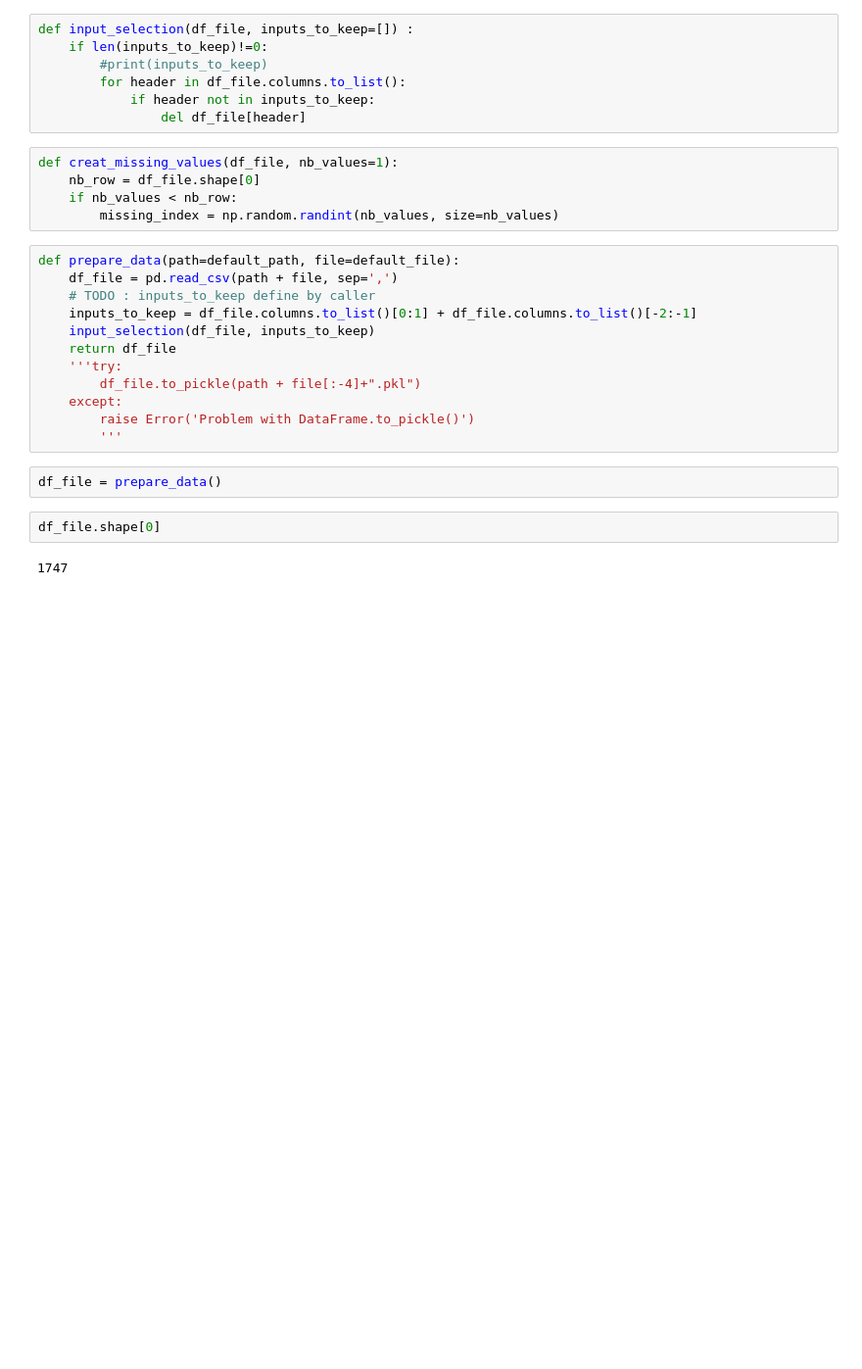
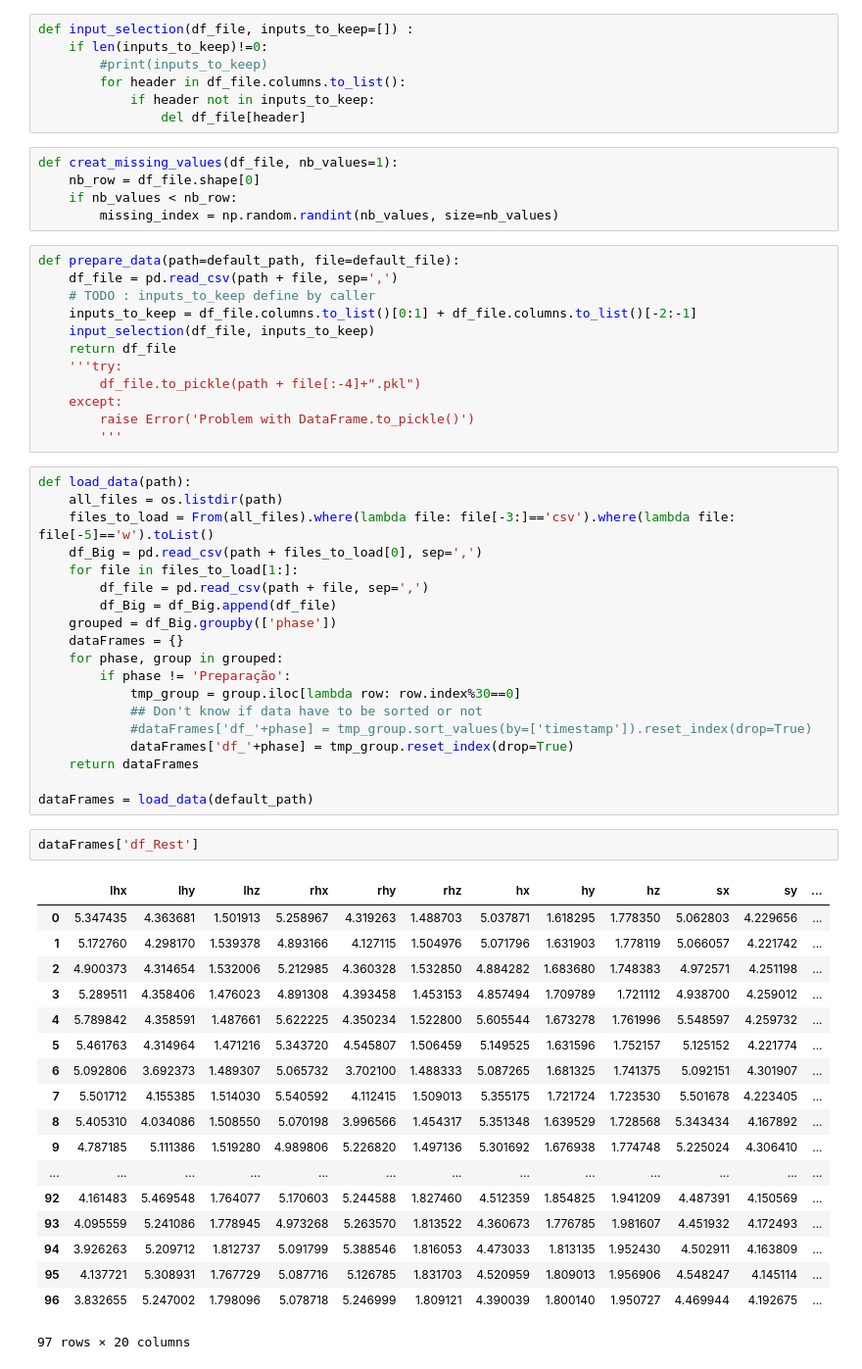
Before and after one commit to Tmehamli/PFE-IA, a Jupyter notebook: Prepare_Gesture_Data.ipynb, the cells around one changed output. Shown at 98% size. Cells and saved outputs as stored; diff of their text form; blank space fills up the shorter version.

Commit message:
preparing gesture data

```diff
--- a/Prepare_Gesture_Data.ipynb
+++ b/Prepare_Gesture_Data.ipynb
@@ -31,9 +37,43 @@ def prepare_data(path=default_path, file=default_file):
     except:
         raise Error('Problem with DataFrame.to_pickle()')
         '''
-# %%
-df_file = prepare_data()
-# %%
-df_file.shape[0]
-# %% [output]
-1747
+# %%
+def load_data(path):
+    all_files = os.listdir(path)
+    files_to_load = From(all_files).where(lambda file: file[-3:]=='csv').where(lambda file: file[-5]=='w').toList()
+    df_Big = pd.read_csv(path + files_to_load[0], sep=',')
+    for file in files_to_load[1:]:
+        df_file = pd.read_csv(path + file, sep=',')
+        df_Big = df_Big.append(df_file)
+    grouped = df_Big.groupby(['phase'])
+    dataFrames = {}
+    for phase, group in grouped:
+        if phase != 'Preparação':
+            tmp_group = group.iloc[lambda row: row.index%30==0]
+            ## Don't know if data have to be sorted or not
+            #dataFrames['df_'+phase] = tmp_group.sort_values(by=['timestamp']).reset_index(drop=True)
+            dataFrames['df_'+phase] = tmp_group.reset_index(drop=True)
+    return dataFrames
+
+dataFrames = load_data(default_path)
+# %%
+dataFrames['df_Rest']
+# %% [output]
+|  | lhx | lhy | lhz | rhx | rhy | rhz | hx | hy | hz | sx | sy | ... |
+| 0 | 5.347435 | 4.363681 | 1.501913 | 5.258967 | 4.319263 | 1.488703 | 5.037871 | 1.618295 | 1.778350 | 5.062803 | 4.229656 | ... |
+| 1 | 5.172760 | 4.298170 | 1.539378 | 4.893166 | 4.127115 | 1.504976 | 5.071796 | 1.631903 | 1.778119 | 5.066057 | 4.221742 | ... |
+| 2 | 4.900373 | 4.314654 | 1.532006 | 5.212985 | 4.360328 | 1.532850 | 4.884282 | 1.683680 | 1.748383 | 4.972571 | 4.251198 | ... |
+| 3 | 5.289511 | 4.358406 | 1.476023 | 4.891308 | 4.393458 | 1.453153 | 4.857494 | 1.709789 | 1.721112 | 4.938700 | 4.259012 | ... |
+| 4 | 5.789842 | 4.358591 | 1.487661 | 5.622225 | 4.350234 | 1.522800 | 5.605544 | 1.673278 | 1.761996 | 5.548597 | 4.259732 | ... |
+| 5 | 5.461763 | 4.314964 | 1.471216 | 5.343720 | 4.545807 | 1.506459 | 5.149525 | 1.631596 | 1.752157 | 5.125152 | 4.221774 | ... |
+| 6 | 5.092806 | 3.692373 | 1.489307 | 5.065732 | 3.702100 | 1.488333 | 5.087265 | 1.681325 | 1.741375 | 5.092151 | 4.301907 | ... |
+| 7 | 5.501712 | 4.155385 | 1.514030 | 5.540592 | 4.112415 | 1.509013 | 5.355175 | 1.721724 | 1.723530 | 5.501678 | 4.223405 | ... |
+| 8 | 5.405310 | 4.034086 | 1.508550 | 5.070198 | 3.996566 | 1.454317 | 5.351348 | 1.639529 | 1.728568 | 5.343434 | 4.167892 | ... |
+| 9 | 4.787185 | 5.111386 | 1.519280 | 4.989806 | 5.226820 | 1.497136 | 5.301692 | 1.676938 | 1.774748 | 5.225024 | 4.306410 | ... |
+| ... | ... | ... | ... | ... | ... | ... | ... | ... | ... | ... | ... | ... |
+| 92 | 4.161483 | 5.469548 | 1.764077 | 5.170603 | 5.244588 | 1.827460 | 4.512359 | 1.854825 | 1.941209 | 4.487391 | 4.150569 | ... |
+| 93 | 4.095559 | 5.241086 | 1.778945 | 4.973268 | 5.263570 | 1.813522 | 4.360673 | 1.776785 | 1.981607 | 4.451932 | 4.172493 | ... |
+| 94 | 3.926263 | 5.209712 | 1.812737 | 5.091799 | 5.388546 | 1.816053 | 4.473033 | 1.813135 | 1.952430 | 4.502911 | 4.163809 | ... |
+| 95 | 4.137721 | 5.308931 | 1.767729 | 5.087716 | 5.126785 | 1.831703 | 4.520959 | 1.809013 | 1.956906 | 4.548247 | 4.145114 | ... |
+| 96 | 3.832655 | 5.247002 | 1.798096 | 5.078718 | 5.246999 | 1.809121 | 4.390039 | 1.800140 | 1.950727 | 4.469944 | 4.192675 | ... |
+97 rows × 20 columns
```
Also changed, not shown: parts of 4 cells of this notebook, 1 other file.
